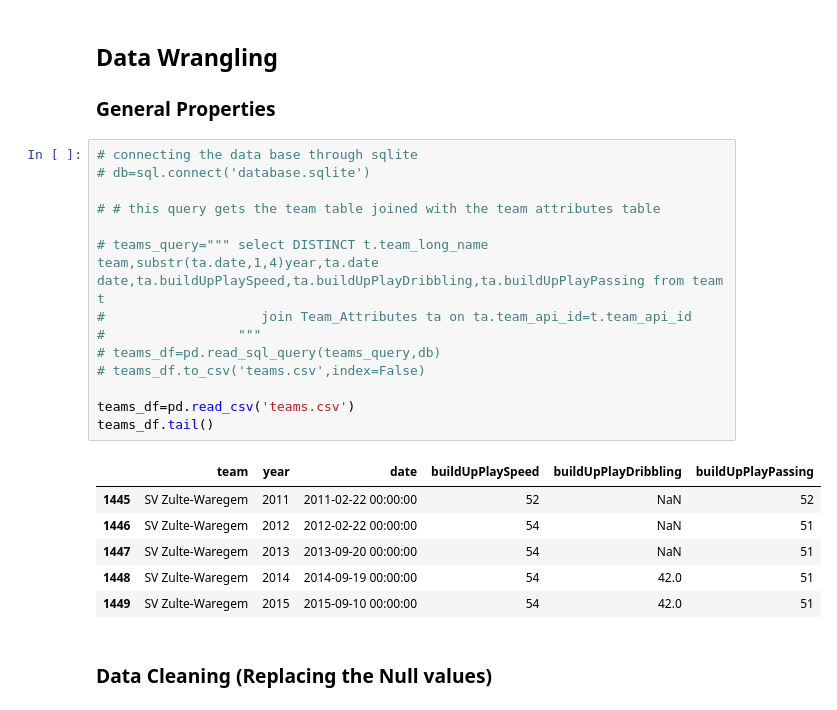
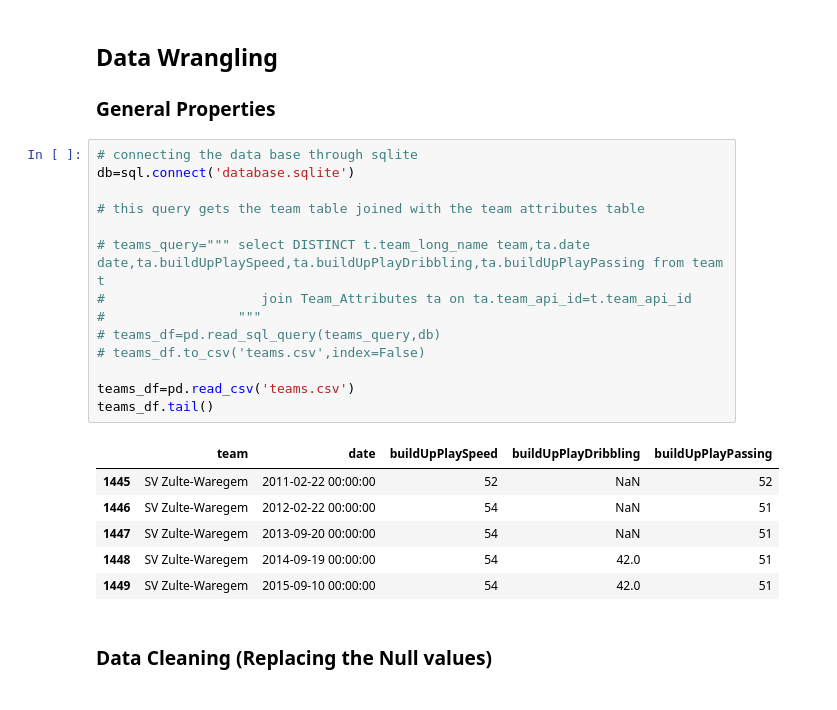
Before and after one commit to omarshoura/Udacity-DAND, a Jupyter notebook: Projects/Investigate a Dataset/Investigate a dataset (European Soccer Database).ipynb, the cells around one changed output. Saved outputs shown, nothing was run; the diff lists cells and outputs as text.

```diff
--- a/Projects/Investigate a Dataset/Investigate a dataset (European Soccer Database).ipynb
+++ b/Projects/Investigate a Dataset/Investigate a dataset (European Soccer Database).ipynb
@@ -34,25 +41,25 @@ import seaborn as sns
 ### General Properties
 # %%
 # connecting the data base through sqlite
-# db=sql.connect('database.sqlite')
+db=sql.connect('database.sqlite')
 
-# # this query gets the team table joined with the team attributes table
+# this query gets the team table joined with the team attributes table
 
-# teams_query=""" select DISTINCT t.team_long_name team,substr(ta.date,1,4)year,ta.date date,ta.buildUpPlaySpeed,ta.buildUpPlayDribbling,ta.buildUpPlayPassing from team t
+# teams_query=""" select DISTINCT t.team_long_name team,ta.date date,ta.buildUpPlaySpeed,ta.buildUpPlayDribbling,ta.buildUpPlayPassing from team t
 #                    join Team_Attributes ta on ta.team_api_id=t.team_api_id
 #                 """
 # teams_df=pd.read_sql_query(teams_query,db)
 # teams_df.to_csv('teams.csv',index=False)
 
 teams_df=pd.read_csv('teams.csv')
 teams_df.tail()
 # %% [output]
-|  | team | year | date | buildUpPlaySpeed | buildUpPlayDribbling | buildUpPlayPassing |
-| 1445 | SV Zulte-Waregem | 2011 | 2011-02-22 00:00:00 | 52 | NaN | 52 |
-| 1446 | SV Zulte-Waregem | 2012 | 2012-02-22 00:00:00 | 54 | NaN | 51 |
-| 1447 | SV Zulte-Waregem | 2013 | 2013-09-20 00:00:00 | 54 | NaN | 51 |
-| 1448 | SV Zulte-Waregem | 2014 | 2014-09-19 00:00:00 | 54 | 42.0 | 51 |
-| 1449 | SV Zulte-Waregem | 2015 | 2015-09-10 00:00:00 | 54 | 42.0 | 51 |
+|  | team | date | buildUpPlaySpeed | buildUpPlayDribbling | buildUpPlayPassing |
+| 1445 | SV Zulte-Waregem | 2011-02-22 00:00:00 | 52 | NaN | 52 |
+| 1446 | SV Zulte-Waregem | 2012-02-22 00:00:00 | 54 | NaN | 51 |
+| 1447 | SV Zulte-Waregem | 2013-09-20 00:00:00 | 54 | NaN | 51 |
+| 1448 | SV Zulte-Waregem | 2014-09-19 00:00:00 | 54 | 42.0 | 51 |
+| 1449 | SV Zulte-Waregem | 2015-09-10 00:00:00 | 54 | 42.0 | 51 |
 # %% [markdown]
 ### Data Cleaning (Replacing the Null values)
 # %%
```
Also changed, not shown: parts of 13 cells of this notebook, 2 other files.
